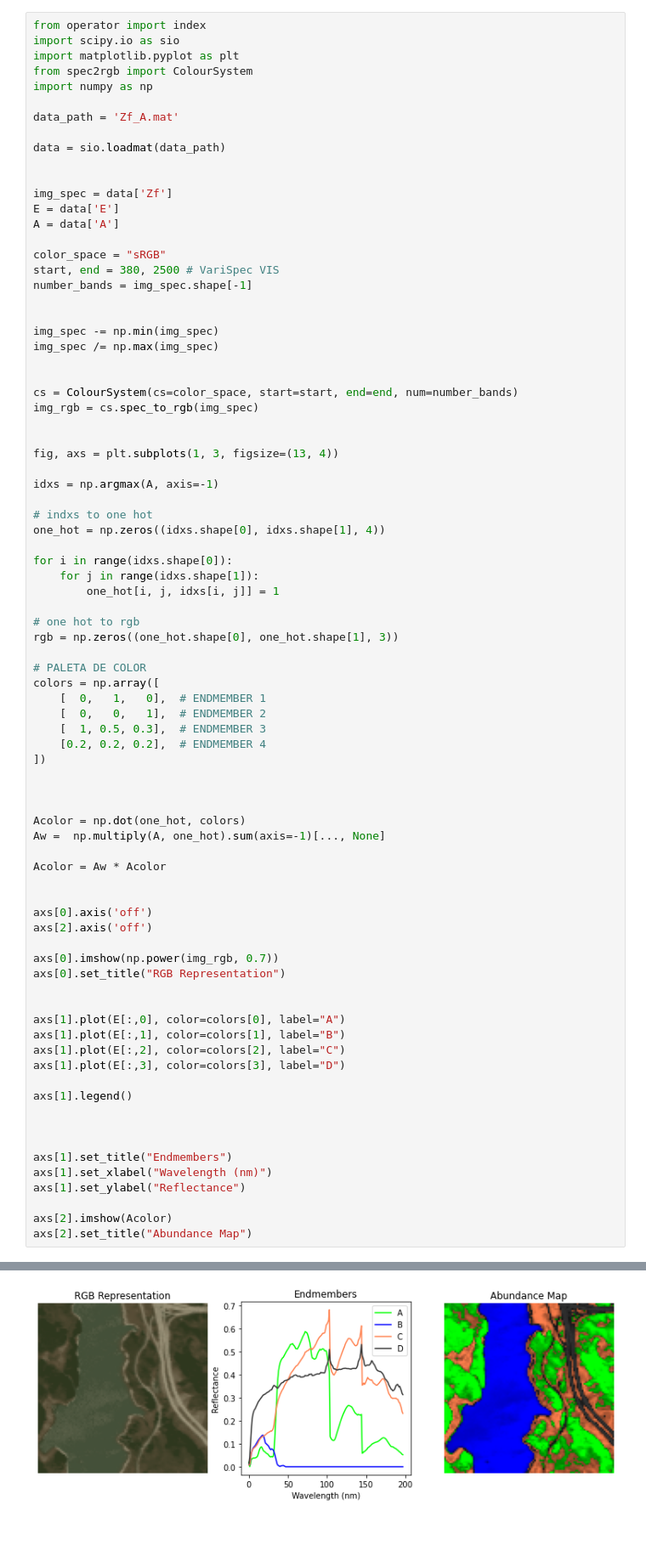
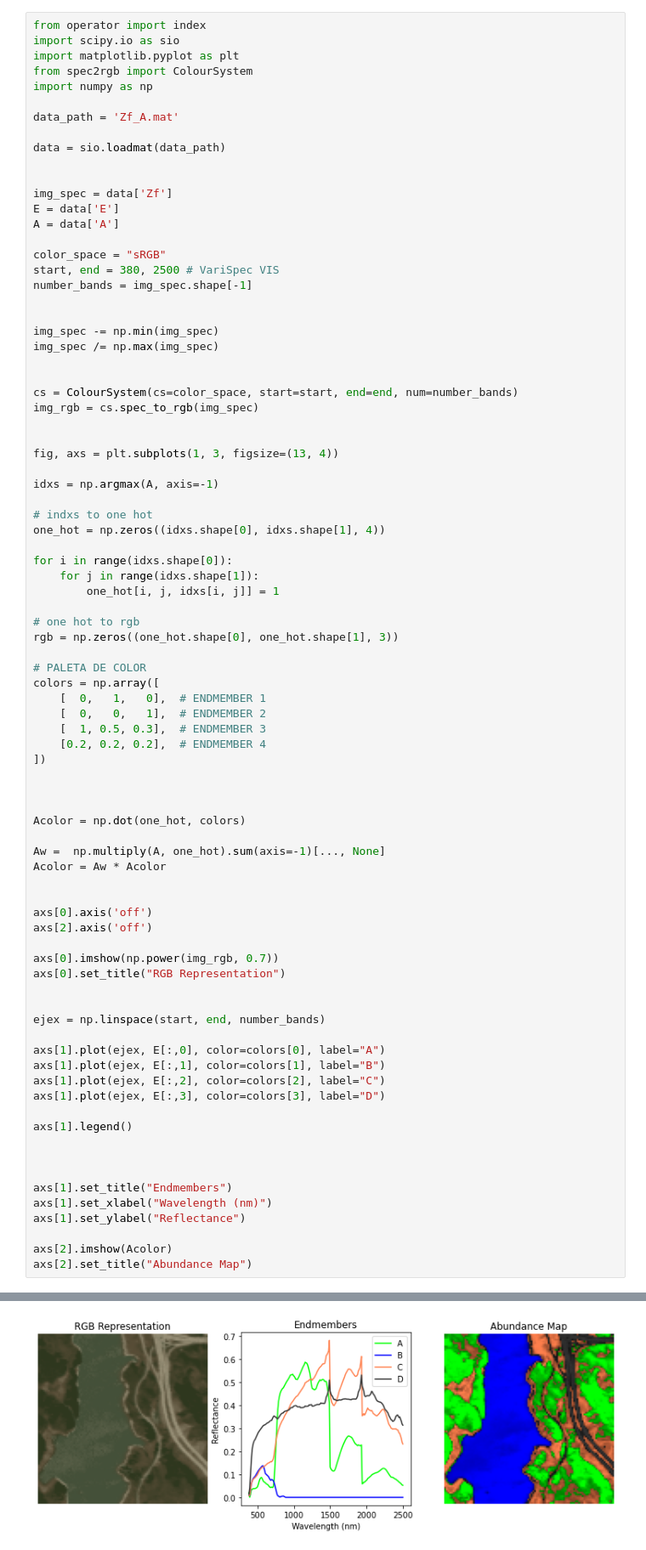
Before and after one commit to DanielXMPB/Proyecto-Analisis_Numerico, a Jupyter notebook: results.ipynb, the cells around one changed output, grey strips where cells are left out. Shown: that part at 85% size. Saved outputs shown, nothing was run; the diff lists cells and outputs as text.

```diff
--- a/results.ipynb
+++ b/results.ipynb
@@ -49,36 +49,38 @@ colors = np.array([
     [0.2, 0.2, 0.2],  # ENDMEMBER 4
 ])
 
 
 
 Acolor = np.dot(one_hot, colors)
+
 Aw =  np.multiply(A, one_hot).sum(axis=-1)[..., None]
-
 Acolor = Aw * Acolor
 
 
 axs[0].axis('off')
 axs[2].axis('off')
 
 axs[0].imshow(np.power(img_rgb, 0.7))
 axs[0].set_title("RGB Representation")
 
 
-axs[1].plot(E[:,0], color=colors[0], label="A")
-axs[1].plot(E[:,1], color=colors[1], label="B")
-axs[1].plot(E[:,2], color=colors[2], label="C")
-axs[1].plot(E[:,3], color=colors[3], label="D")
+ejex = np.linspace(start, end, number_bands)
+
+axs[1].plot(ejex, E[:,0], color=colors[0], label="A")
+axs[1].plot(ejex, E[:,1], color=colors[1], label="B")
+axs[1].plot(ejex, E[:,2], color=colors[2], label="C")
+axs[1].plot(ejex, E[:,3], color=colors[3], label="D")
 
 axs[1].legend()
 
 
 
 axs[1].set_title("Endmembers")
 axs[1].set_xlabel("Wavelength (nm)")
 axs[1].set_ylabel("Reflectance")
 
 axs[2].imshow(Acolor)
 axs[2].set_title("Abundance Map")
 # %% [output]
 Text(0.5, 1.0, 'Abundance Map')
-[figure, old version]
+[figure, new version]
```
